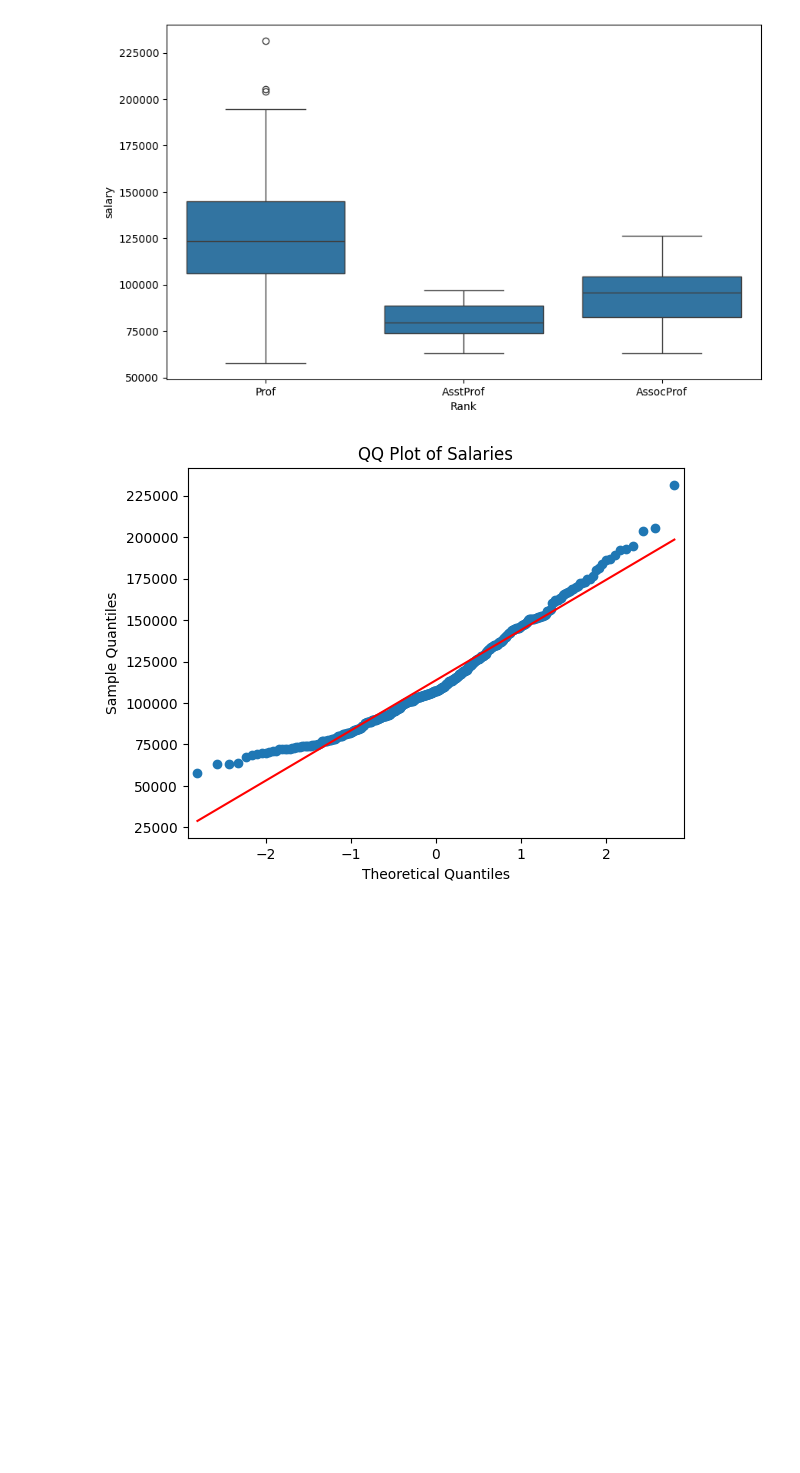
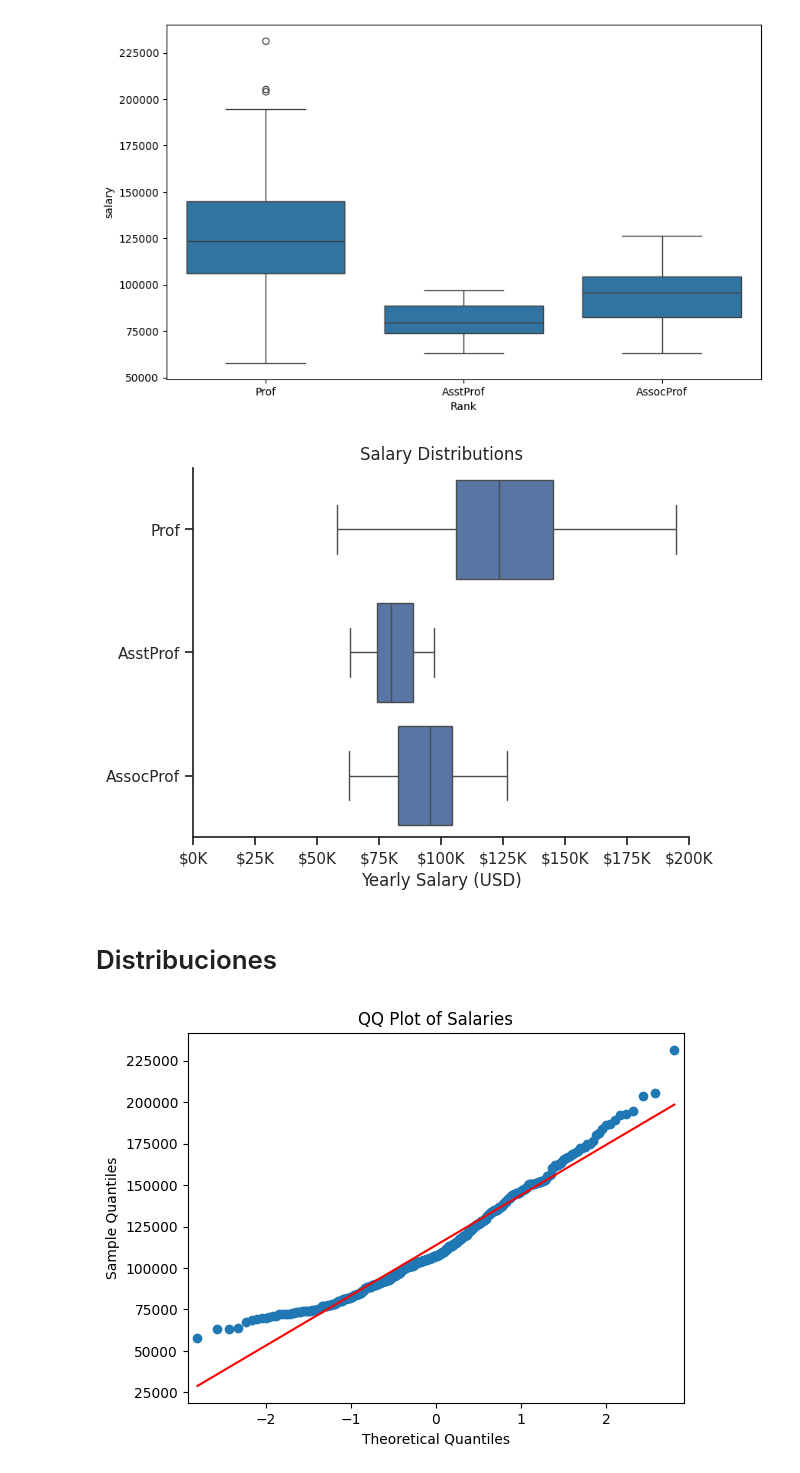
Before and after one commit to guz-vinueza/data_analytics, a Jupyter notebook: Class 2 - EDA/Salaries Example/EDA_Salaries.ipynb, the cells around one changed output. Cells and saved outputs as stored; diff of their text form; code cells hidden in the pictures; blank space fills up the shorter version.

```diff
--- a/Class 2 - EDA/Salaries Example/EDA_Salaries.ipynb
+++ b/Class 2 - EDA/Salaries Example/EDA_Salaries.ipynb
@@ -389,6 +535,23 @@ plt
 # %% [output]
 <module 'matplotlib.pyplot' from '/usr/local/lib/python3.11/dist-packages/matplotlib/pyplot.py'>
 [figure]
+# %%
+sns.boxplot(data=df_salaries, x='salary', y='rank')
+sns.set_theme(style='ticks')
+sns.despine()
+
+# this is all the same
+plt.title('Salary Distributions')
+plt.xlabel('Yearly Salary (USD)')
+plt.ylabel('')
+plt.xlim(0, 200000)
+ticks_x = plt.FuncFormatter(lambda y, pos: f'${int(y/1000)}K')
+plt.gca().xaxis.set_major_formatter(ticks_x)
+plt.show()
+# %% [output]
+[figure, added]
+# %% [markdown]
+# Distribuciones
 # %%
 # qq plot de salario
 import statsmodels.api as sm
```
Also changed, not shown: parts of 19 cells of this notebook.
